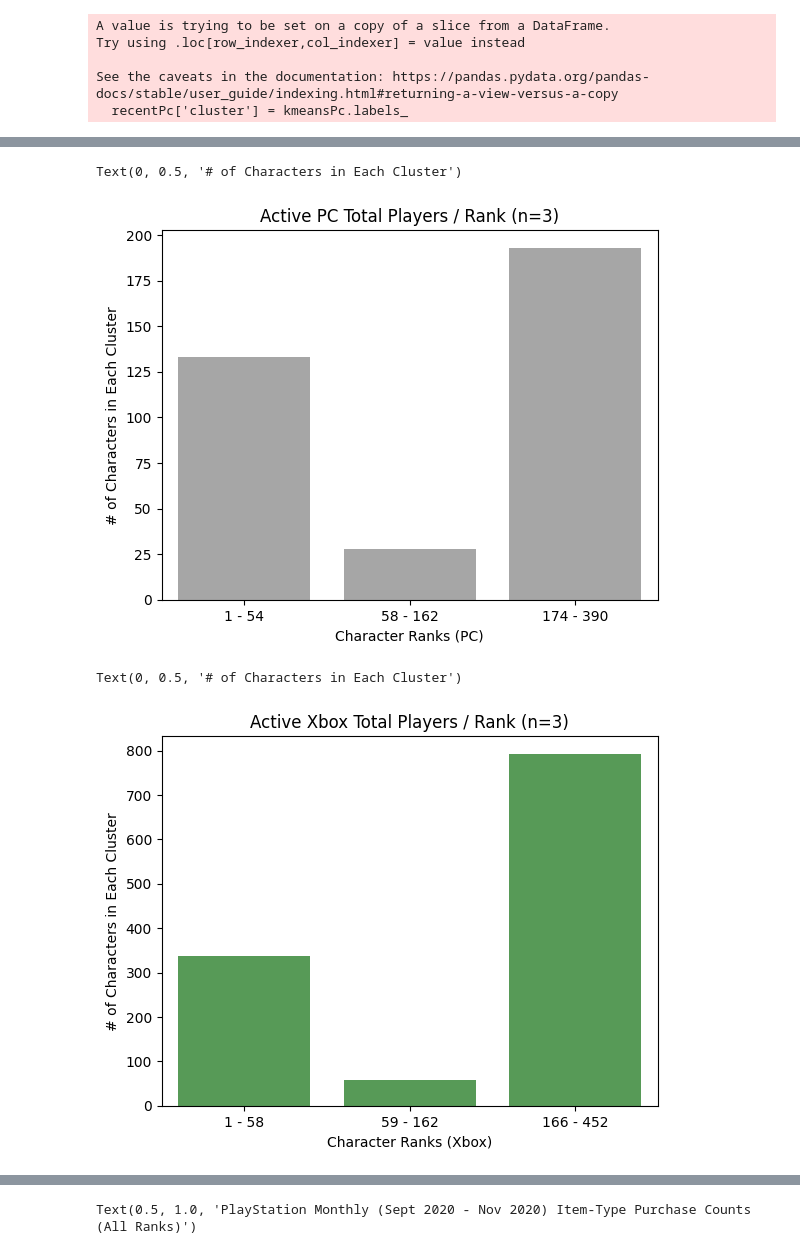
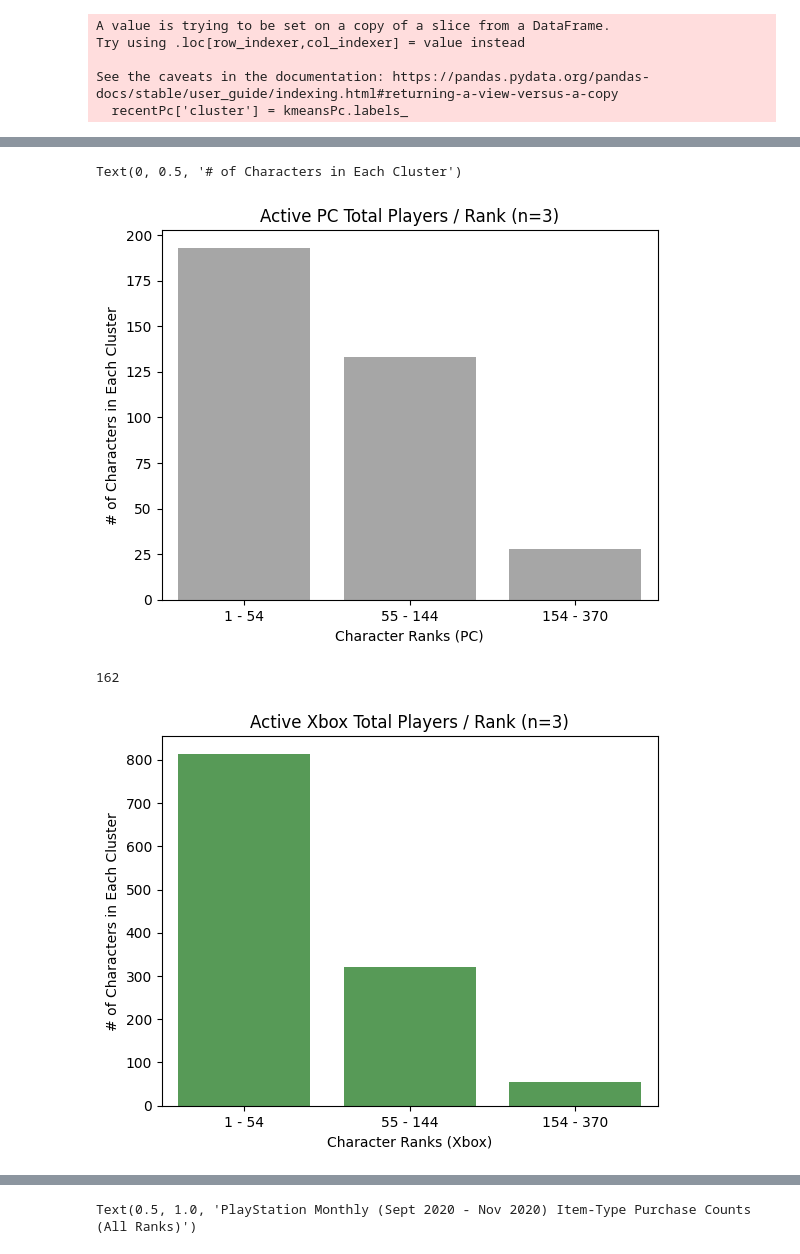
Before and after one commit to SaulTopete/gta-analysis, a Jupyter notebook: rockstar_datathon.ipynb, the cells around one changed output, grey strips where cells are left out. Drawn from its saved outputs; the diff is of its cells as text; code cells hidden in the pictures.

```diff
--- a/rockstar_datathon.ipynb
+++ b/rockstar_datathon.ipynb
@@ -234,9 +234,9 @@ kmeansPc = KMeans(n_clusters=3)
 kmeansPc.fit(scaledDataPc)
 recentPc['cluster'] = kmeansPc.labels_
 
-recentPs4 = recentPs4.sort_values(by=['char_rank', 'cluster'], ascending=[True, True])
-recentXbox = recentXbox.sort_values(by=['char_rank', 'cluster'], ascending=[True, True])
-recentPc = recentPc.sort_values(by=['char_rank', 'cluster'], ascending=[True, True])
+recentPs4 = recentPs4.sort_values(by='char_rank', ascending=True)
+recentXbox = recentXbox.sort_values(by='char_rank', ascending=True)
+recentPc = recentPc.sort_values(by='char_rank', ascending=True)
 # %% [output]
 A value is trying to be set on a copy of a slice from a DataFrame.
 Try using .loc[row_indexer,col_indexer] = value instead
@@ -265,11 +265,17 @@ c2RankPs = "{} - {}".format(psHighMin, psHighMax)
 # %%
 # sets order of displaying character rank (xbox)
 c0X = recentXbox[recentXbox['cluster'] == uniqueXbx[0]][['char_rank', 'cluster']]
-c0RankX = "{} - {}".format(min(c0X['char_rank']), max(c0X['char_rank']))
+xLowMin = min(c0Ps['char_rank'])
+xLowMax = max(c0Ps['char_rank'])
+c0RankX = "{} - {}".format(xLowMin, xLowMax)
 c1X = recentXbox[recentXbox['cluster'] == uniqueXbx[1]][['char_rank', 'cluster']]
-c1RankX = "{} - {}".format(min(c1X['char_rank']), max(c1X['char_rank']))
+xMidMin = min(c1Ps['char_rank'])
+xMidMax = max(c1Ps['char_rank'])
+c1RankX = "{} - {}".format(xMidMin, xMidMax)
 c2X = recentXbox[recentXbox['cluster'] == uniqueXbx[2]][['char_rank', 'cluster']]
-c2RankX = "{} - {}".format(min(c2X['char_rank']), max(c2X['char_rank']))
+xHighMin = min(c2Ps['char_rank'])
+xHighMax = max(c2Ps['char_rank'])
+c2RankX = "{} - {}".format(xHighMin, xHighMax)
 # %%
 # sets order of displaying character rank (pc)
 c0P = recentPc[recentPc['cluster'] == uniquePc[0]][['char_rank', 'cluster']]
@@ -296,7 +308,7 @@ Text(0, 0.5, '# of Characters in Each Cluster')
 # pc chart
 new_label_pc = [c0RankP, c1RankP, c2RankP]
 
-pcRank = sns.countplot(data=recentPc, x='cluster', color='grey', alpha=0.7)
+pcRank = sns.countplot(data=recentPc, x='cluster', color='grey', alpha=0.7, order=uniquePc)
 pcRank.set_xticks(range(len(new_label_pc)))
 pcRank.set_xticklabels(new_label_pc)
 pcRank.set_title('Active PC Total Players / Rank (n=3)')
@@ -304,17 +316,20 @@ pcRank.set_xlabel('Character Ranks (PC)')
 pcRank.set_ylabel('# of Characters in Each Cluster')
 # %% [output]
 Text(0, 0.5, '# of Characters in Each Cluster')
-[figure, old version]
+[figure, new version]
 # %%
 # xbox chart
 new_label_xbx = [c0RankX, c1RankX, c2RankX]
 
-xbxRank = sns.countplot(data=recentXbox, x='cluster', color='green', alpha=0.7)
+xbxRank = sns.countplot(data=recentXbox, x='cluster', color='green', alpha=0.7, order=uniqueXbx)
 xbxRank.set_xticks(range(len(new_label_xbx)))
 xbxRank.set_xticklabels(new_label_xbx)
 xbxRank.set_title('Active Xbox Total Players / Rank (n=3)')
 xbxRank.set_xlabel('Character Ranks (Xbox)')
 xbxRank.set_ylabel('# of Characters in Each Cluster')
+
+recentPc[recentPc['cluster'] == 0]['char_rank'].count()
+max(recentPc[recentPc['cluster'] == uniqueXbx[1]]['char_rank'])
 # %% [output]
-Text(0, 0.5, '# of Characters in Each Cluster')
+162
-[figure, old version]
+[figure, new version]
```
Also changed, not shown: parts of 31 cells of this notebook.
